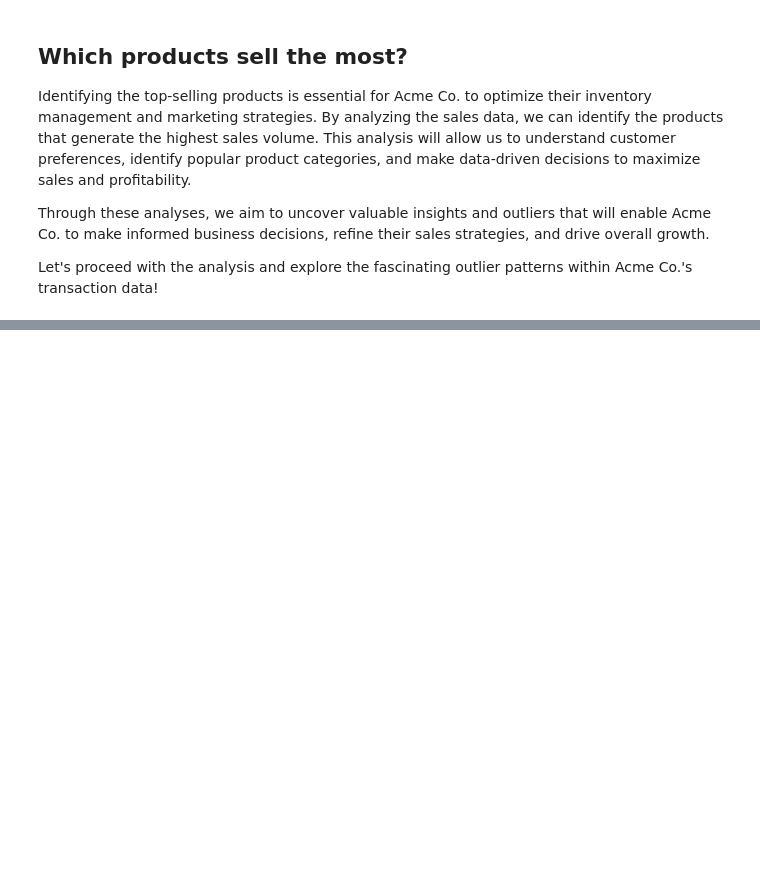
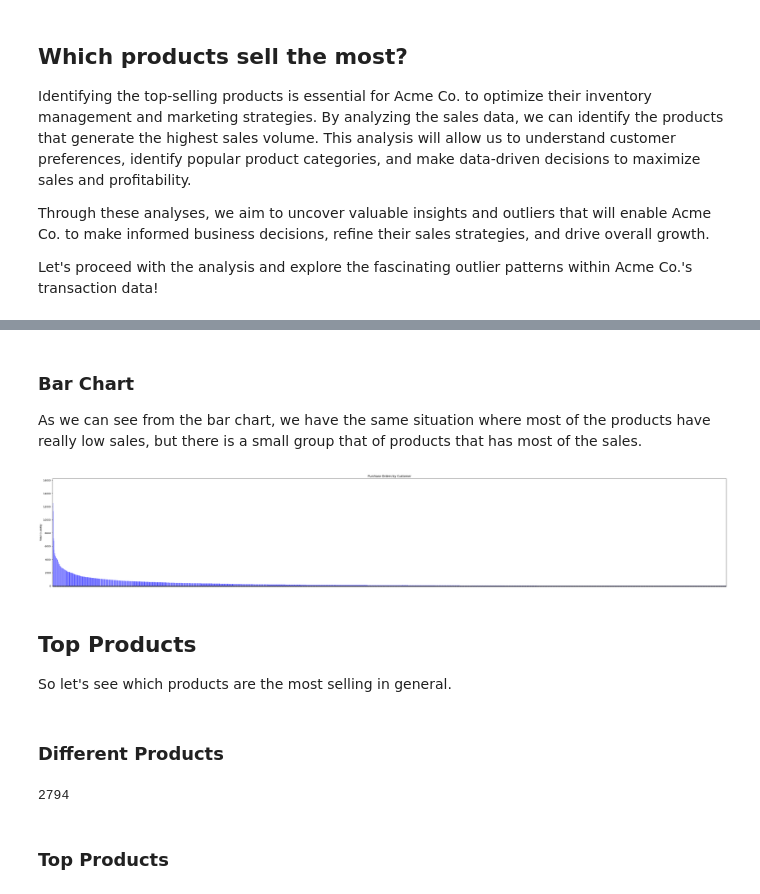
Before and after one commit to TenthAnalyst/Online-Retail-Outlier-Analysis, a Jupyter notebook: online_retail.ipynb, the cells around one changed output, grey strips where cells are left out. Saved outputs shown, nothing was run; the diff lists cells and outputs as text; code cells hidden in the pictures; blank space fills up the shorter version.

```diff
--- a/online_retail.ipynb
+++ b/online_retail.ipynb
@@ -336,0 +406,4 @@ Let's proceed with the analysis and explore the fascinating outlier patterns wit
+# %%
+top_products = df.groupby(['Description'])['Quantity'].sum().sort_values(ascending=False)
+top_products = top_products[top_products > 0]
+top_products
@@ -336,0 +424,30 @@ Let's proceed with the analysis and explore the fascinating outlier patterns wit
+# %% [markdown]
+### Bar Chart
+As we can see from the bar chart, we have the same situation where most of the products have really low sales, but there is a small group that of products that has most of the sales.
+# %%
+# Create the bar plot
+ax = top_products.sort_values(ascending=False).plot(kind='bar', color='blue', figsize=(50,8))
+
+# Set plot aesthetics
+ax.set_xlabel('')
+ax.set_ylabel('Total Quantity')
+ax.set_title('Purchase Orders by Customer')
+
+# Remove x-axis tick labels
+ax.set_xticklabels([])
+
+# Show the plot
+plt.show()
+# %% [output]
+[figure, added]
+# %% [markdown]
+## Top Products
+So let's see which products are the most selling in general.
+# %% [markdown]
+### Different Products
+# %%
+df.StockCode.nunique()
+# %% [output]
+2794
+# %% [markdown]
+### Top Products
```
Also changed, not shown: parts of 30 cells of this notebook, 2 other files.
